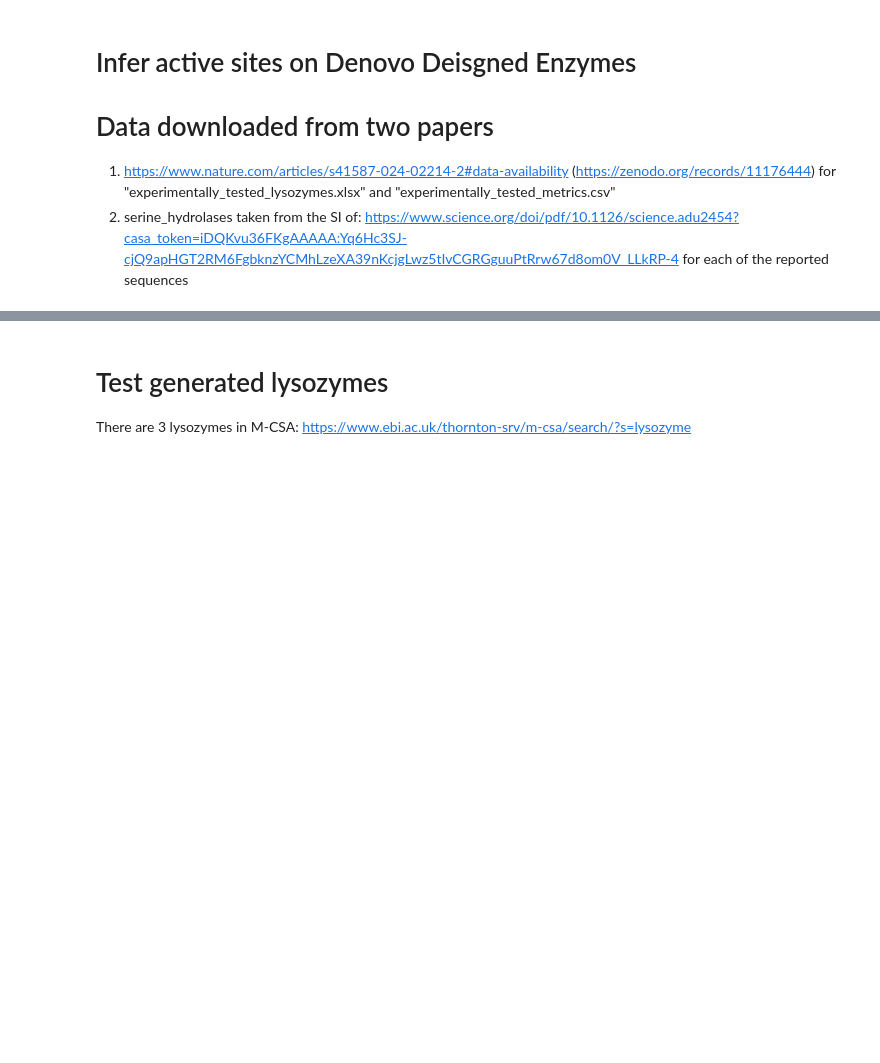
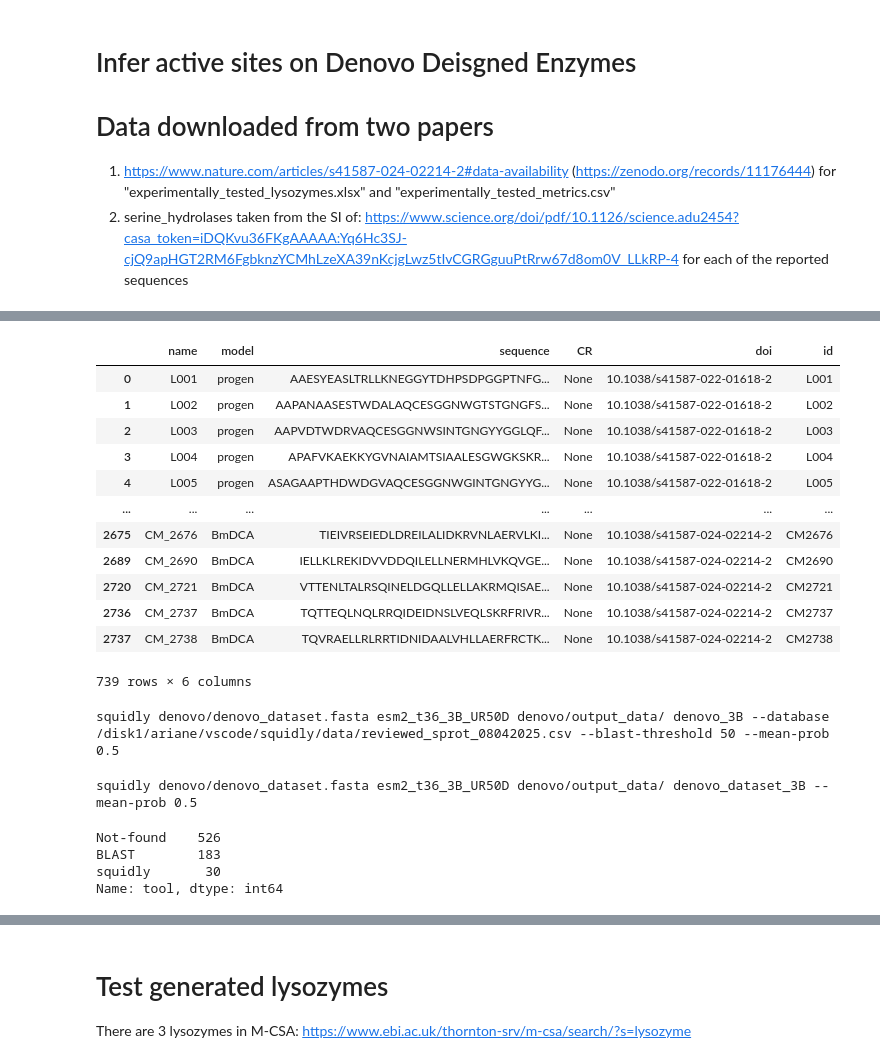
Before and after one commit to WRiegs/Squidly, a Jupyter notebook: manuscript/Inference_DenovoEnzymes.ipynb, the cells around one changed output, grey strips where cells are left out. Cells and saved outputs as stored; diff of their text form; code cells hidden in the pictures; blank space fills up the shorter version.

```diff
--- a/manuscript/Inference_DenovoEnzymes.ipynb
+++ b/manuscript/Inference_DenovoEnzymes.ipynb
@@ -17,0 +95,16 @@ from Bio import SeqIO
+# %%
+denovo_df.drop_duplicates('name')
+# %% [output]
+|  | name | model | sequence | CR | doi | id |
+| 0 | L001 | progen | AAESYEASLTRLLKNEGGYTDHPSDPGGPTNFG... | None | 10.1038/s41587-022-01618-2 | L001 |
+| 1 | L002 | progen | AAPANAASESTWDALAQCESGGNWGTSTGNGFS... | None | 10.1038/s41587-022-01618-2 | L002 |
+| 2 | L003 | progen | AAPVDTWDRVAQCESGGNWSINTGNGYYGGLQF... | None | 10.1038/s41587-022-01618-2 | L003 |
+| 3 | L004 | progen | APAFVKAEKKYGVNAIAMTSIAALESGWGKSKR... | None | 10.1038/s41587-022-01618-2 | L004 |
+| 4 | L005 | progen | ASAGAAPTHDWDGVAQCESGGNWGINTGNGYYG... | None | 10.1038/s41587-022-01618-2 | L005 |
+| ... | ... | ... | ... | ... | ... | ... |
+| 2675 | CM_2676 | BmDCA | TIEIVRSEIEDLDREILALIDKRVNLAERVLKI... | None | 10.1038/s41587-024-02214-2 | CM2676 |
+| 2689 | CM_2690 | BmDCA | IELLKLREKIDVVDDQILELLNERMHLVKQVGE... | None | 10.1038/s41587-024-02214-2 | CM2690 |
+| 2720 | CM_2721 | BmDCA | VTTENLTALRSQINELDGQLLELLAKRMQISAE... | None | 10.1038/s41587-024-02214-2 | CM2721 |
+| 2736 | CM_2737 | BmDCA | TQTTEQLNQLRRQIDEIDNSLVEQLSKRFRIVR... | None | 10.1038/s41587-024-02214-2 | CM2737 |
+| 2737 | CM_2738 | BmDCA | TQVRAELLRLRRTIDNIDAALVHLLAERFRCTK... | None | 10.1038/s41587-024-02214-2 | CM2738 |
+739 rows × 6 columns
@@ -17,0 +116,16 @@ from Bio import SeqIO
+# %%
+print(f'squidly denovo/denovo_dataset.fasta esm2_t36_3B_UR50D denovo/output_data/ denovo_3B --database /disk1/ariane/vscode/squidly/data/reviewed_sprot_08042025.csv --blast-threshold 50 --mean-prob 0.5')
+# %% [output]
+squidly denovo/denovo_dataset.fasta esm2_t36_3B_UR50D denovo/output_data/ denovo_3B --database /disk1/ariane/vscode/squidly/data/reviewed_sprot_08042025.csv --blast-threshold 50 --mean-prob 0.5
+# %%
+print(f'squidly denovo/denovo_dataset.fasta esm2_t36_3B_UR50D denovo/output_data/ denovo_dataset_3B --mean-prob 0.5')
+# %% [output]
+squidly denovo/denovo_dataset.fasta esm2_t36_3B_UR50D denovo/output_data/ denovo_dataset_3B --mean-prob 0.5
+# %%
+df = pd.read_csv('denovo/output_data/denovo_3B_ensemble.csv')
+df['tool'].value_counts()
+# %% [output]
+Not-found    526
+BLAST        183
+squidly       30
+Name: tool, dtype: int64
```
Also changed, not shown: parts of 32 cells of this notebook, 4 other files.
